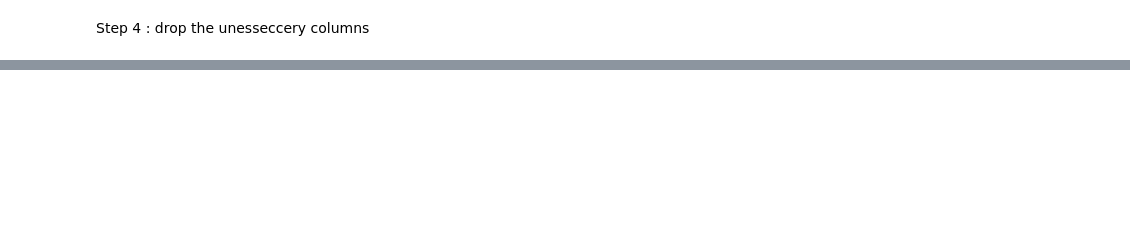
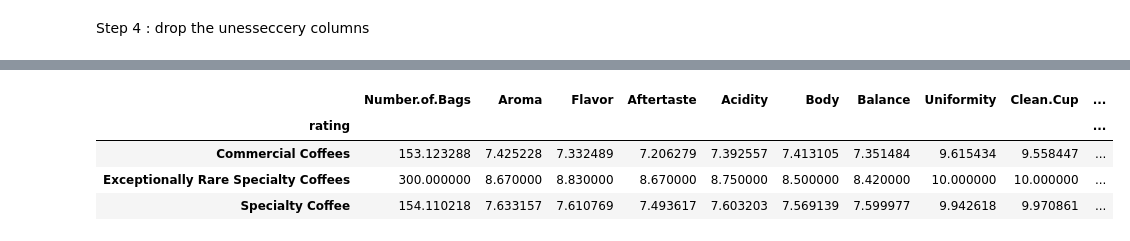
Before and after one commit to novr1512/exploring-coffee-data, a Jupyter notebook: exploring.ipynb, the cells around one changed output, grey strips where cells are left out. Drawn from its saved outputs; the diff is of its cells as text; code cells hidden in the pictures; blank space fills up the shorter version.

```diff
--- a/exploring.ipynb
+++ b/exploring.ipynb
@@ -91,0 +238,3 @@ mohammad='Company', 'Altitude', 'Region', 'Producer',
+# %%
+mean_of_countries= arabicaCoffee.groupby(['Country.of.Origin'])['altitude_mean_meters'].mean()
+mean_of_countries
@@ -91,0 +259,10 @@ mohammad='Company', 'Altitude', 'Region', 'Producer',
+# %%
+# replcaing the null values in each countries by the mean
+for i in range(len(arabicaCoffee)):
+  if pd.isnull(arabicaCoffee['altitude_mean_meters'][i])== True:
+    country = arabicaCoffee['Country.of.Origin'][i] #to know the country of the missing data
+    if pd.isnull(country) ==False:
+      missing_value = mean_of_countries[country] #to get the mean of the country
+      arabicaCoffee['altitude_mean_meters'][i] = missing_value  #then subtitute it to the missing data
+    else:
+      print(i)
@@ -91,0 +281,3 @@ mohammad='Company', 'Altitude', 'Region', 'Producer',
+# %%
+#drop the empty row
+arabicaCoffee.drop(axis=0, index = 1197, inplace=True)
@@ -91,0 +439,9 @@ mohammad='Company', 'Altitude', 'Region', 'Producer',
+# %%
+
+conditions = [
+    ((arabicaCoffee['Total.Cup.Points'] >= 90) & (arabicaCoffee['Category.One.Defects'] == 0) & (arabicaCoffee['Category.Two.Defects'] <=5)),
+    ((arabicaCoffee['Total.Cup.Points'] >= 80) & (arabicaCoffee['Category.One.Defects'] == 0) & (arabicaCoffee['Category.Two.Defects'] <=5))
+]
+rating = ['Exceptionally Rare Specialty Coffees', 'Specialty Coffee']
+arabicaCoffee['rating'] = np.select(conditions, rating, default= 'Commercial Coffees')
+arabicaCoffee.rating.value_counts()
@@ -91,0 +469,8 @@ mohammad='Company', 'Altitude', 'Region', 'Producer',
+# %%
+arabicaCoffee.groupby('rating').mean()
+# %% [output]
+|  | Number.of.Bags | Aroma | Flavor | Aftertaste | Acidity | Body | Balance | Uniformity | Clean.Cup | ... |
+| rating |  |  |  |  |  |  |  |  |  | ... |
+| Commercial Coffees | 153.123288 | 7.425228 | 7.332489 | 7.206279 | 7.392557 | 7.413105 | 7.351484 | 9.615434 | 9.558447 | ... |
+| Exceptionally Rare Specialty Coffees | 300.000000 | 8.670000 | 8.830000 | 8.670000 | 8.750000 | 8.500000 | 8.420000 | 10.000000 | 10.000000 | ... |
+| Specialty Coffee | 154.110218 | 7.633157 | 7.610769 | 7.493617 | 7.603203 | 7.569139 | 7.599977 | 9.942618 | 9.970861 | ... |
```
Also changed, not shown: parts of 38 cells of this notebook.
